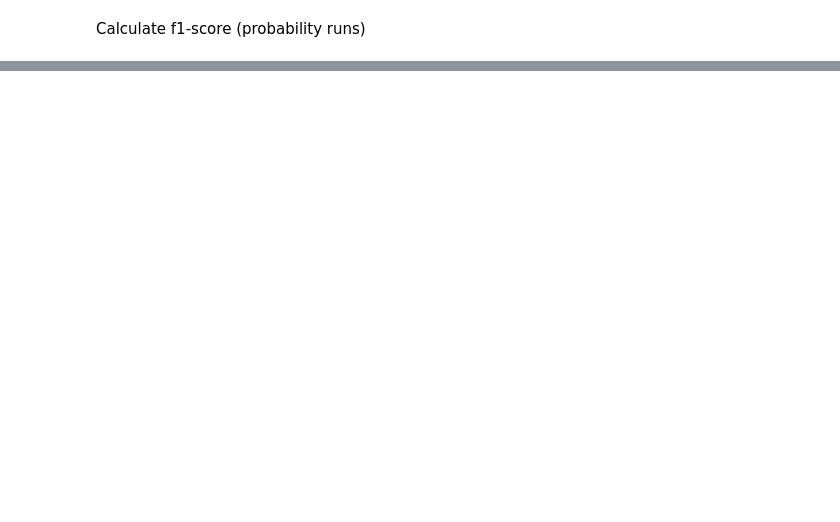
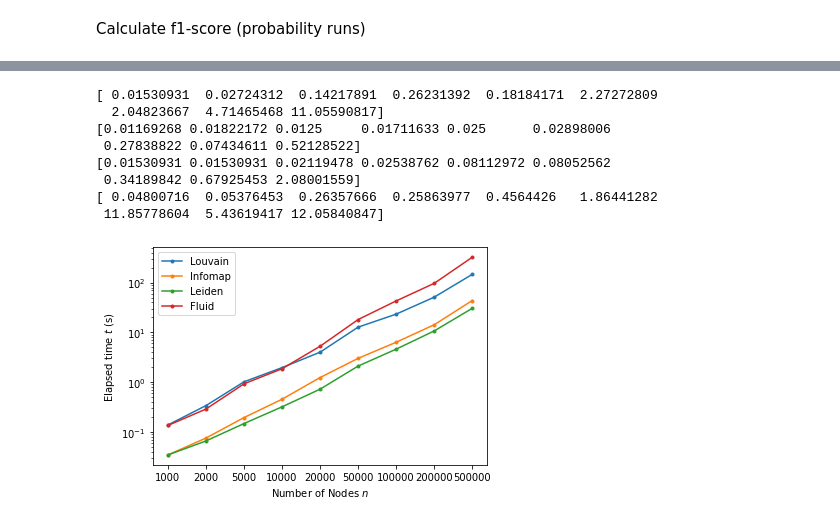
Before and after one commit to Jestmeister/SNACS, a Jupyter notebook: main.ipynb, the cells around one changed output, grey strips where cells are left out. Drawn from its saved outputs; the diff is of its cells as text; code cells hidden in the pictures; blank space fills up the shorter version.

```diff
--- a/main.ipynb
+++ b/main.ipynb
@@ -77,0 +104,3 @@ plt.show()
+# %%
+#init parameters
+n_trials = 5
@@ -77,0 +198,27 @@ plt.show()
+# %%
+#cpu-time
+plt.figure()
+plt.plot(var.n_ls.astype('str'),np.mean(t_lv,axis=1),marker='.',c='tab:blue')
+print(np.std(t_lv,axis=1))
+plt.plot(var.n_ls.astype('str'),np.mean(t_info,axis=1),marker='.',c='tab:orange')
+print(np.std(t_info,axis=1))
+plt.plot(var.n_ls.astype('str'),np.mean(t_leiden,axis=1),marker='.',c='tab:green')
+print(np.std(t_leiden,axis=1))
+plt.plot(var.n_ls.astype('str'),np.mean(t_fluid,axis=1),marker='.',c='tab:red')
+print(np.std(t_fluid,axis=1))
+plt.yscale('log')
+plt.xlabel(r'Number of Nodes $n$')
+plt.ylabel(r'Elapsed time $t$ (s)')
+plt.legend(['Louvain','Infomap','Leiden','Fluid'])
+plt.savefig('time_plt.png',bbox_inches='tight')
+plt.show()
+# %% [output]
+[ 0.01530931  0.02724312  0.14217891  0.26231392  0.18184171  2.27272809
+  2.04823667  4.71465468 11.05590817]
+[0.01169268 0.01822172 0.0125     0.01711633 0.025      0.02898006
+ 0.27838822 0.07434611 0.52128522]
+[0.01530931 0.01530931 0.02119478 0.02538762 0.08112972 0.08052562
+ 0.34189842 0.67925453 2.08001559]
+[ 0.04800716  0.05376453  0.26357666  0.25863977  0.4564426   1.86441282
+ 11.85778604  5.43619417 12.05840847]
+[figure, added]
```
Also changed, not shown: parts of 17 cells of this notebook, 16 other files.
